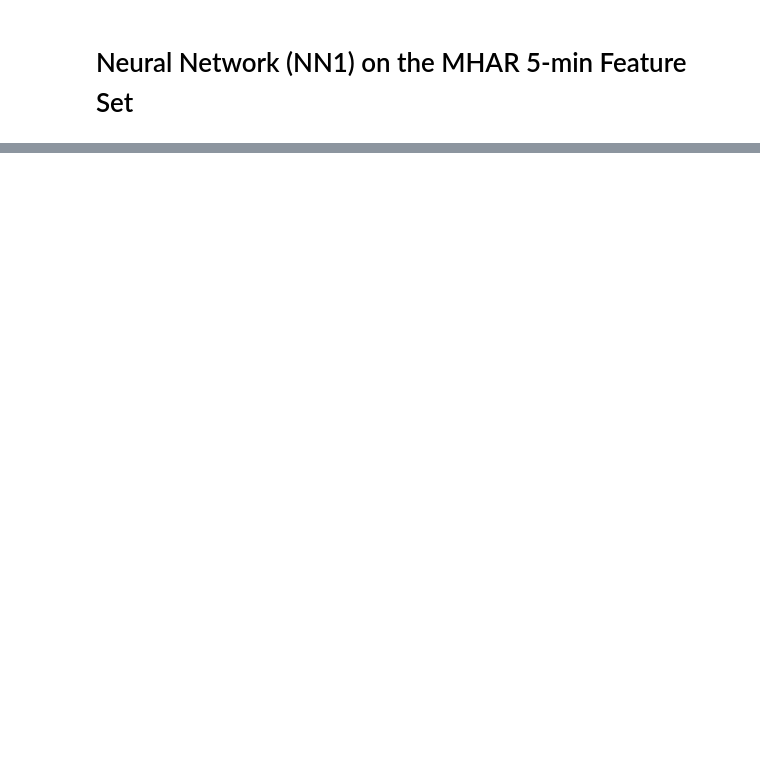
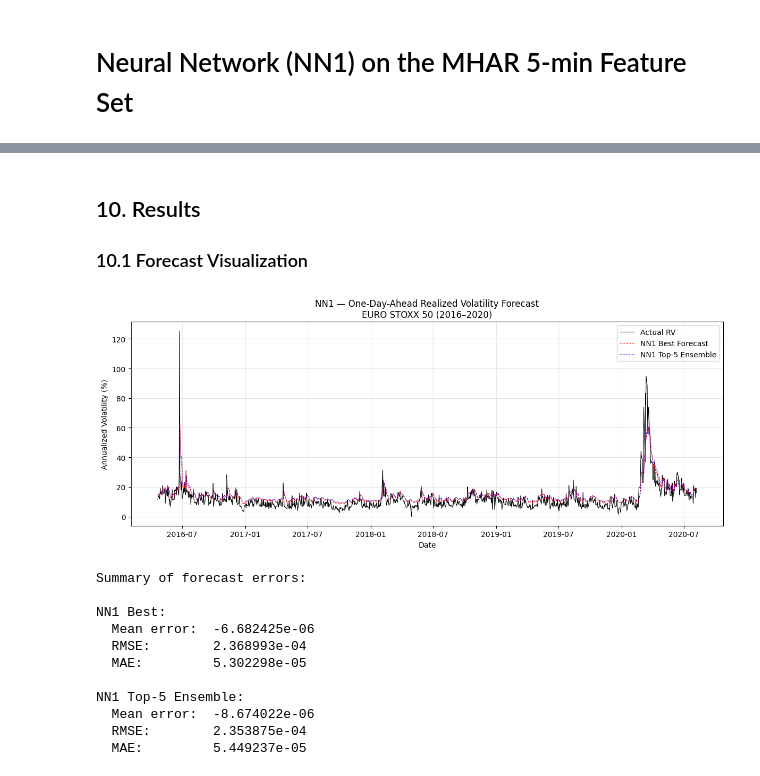
Before and after one commit to tobiasctpersson/MSc-Thesis, a Jupyter notebook: 5-min RV/Python Code/MHAR Results/Neural Networks/MHAR_5min_NN1.ipynb, the cells around one changed output, grey strips where cells are left out. Saved outputs shown, nothing was run; the diff lists cells and outputs as text; code cells hidden in the pictures; blank space fills up the shorter version.

Commit message:
Update thesis notebooks and model results

```diff
--- a/5-min RV/Python Code/MHAR Results/Neural Networks/MHAR_5min_NN1.ipynb
+++ b/5-min RV/Python Code/MHAR Results/Neural Networks/MHAR_5min_NN1.ipynb
@@ -683,0 +64,15 @@ NN1 Ensemble:
+# %%
+# Train / Validation / Test split (70 / 10 / 20)
+n = len(MALL)
+n_train = int(np.floor(0.70 * n))
+n_val = int(np.floor(0.10 * n))
+n_test = n - n_train - n_val
+
+train_idx = MALL.index[:n_train]
+val_idx = MALL.index[n_train:n_train + n_val]
+test_idx = MALL.index[n_train + n_val:]
+
+print(f"Total observations: {n}")
+print(f"\nTrain:      {train_idx[0].date()} to {train_idx[-1].date()} ({n_train} obs, {n_train/n*100:.1f}%)")
+print(f"Validation: {val_idx[0].date()} to {val_idx[-1].date()} ({n_val} obs, {n_val/n*100:.1f}%)")
+print(f"Test:       {test_idx[0].date()} to {test_idx[-1].date()} ({n_test} obs, {n_test/n*100:.1f}%)")
@@ -683,0 +474,45 @@ NN1 Ensemble:
+# %% [markdown]
+## 10. Results
+### 10.1 Forecast Visualization
+# %%
+results_plot = pd.DataFrame({
+    "Actual": np.sqrt(results_NN1["RV_actual"] * 252) * 100,
+    "Forecast_best": np.sqrt(results_NN1["RV_forecast_best"] * 252) * 100,
+    "Forecast_top5": np.sqrt(results_NN1["RV_forecast_top5"] * 252) * 100
+}, index=results_NN1.index)
+
+fig, ax = plt.subplots(figsize=(12, 5))
+ax.plot(results_plot["Actual"], label="Actual RV", color="black", linewidth=0.8)
+ax.plot(results_plot["Forecast_best"], label="NN1 Best Forecast", color="red", linewidth=0.8, linestyle="--")
+ax.plot(results_plot["Forecast_top5"], label="NN1 Top-5 Ensemble", color="blue", linewidth=0.8, linestyle=":")
+ax.set_title("NN1 — One-Day-Ahead Realized Volatility Forecast\nEURO STOXX 50 (2016–2020)", fontsize=12)
+ax.set_ylabel("Annualized Volatility (%)")
+ax.set_xlabel("Date")
+ax.legend()
+ax.grid(True, alpha=0.3)
+plt.tight_layout()
+plt.show()
+
+print("\nSummary of forecast errors:")
+print("\nNN1 Best:")
+print(f"  Mean error:  {errors_best.mean():.6e}")
+print(f"  RMSE:        {np.sqrt(mse_best):.6e}")
+print(f"  MAE:         {errors_best.abs().mean():.6e}")
+
+print("\nNN1 Top-5 Ensemble:")
+print(f"  Mean error:  {errors_top5.mean():.6e}")
+print(f"  RMSE:        {np.sqrt(mse_top5):.6e}")
+print(f"  MAE:         {errors_top5.abs().mean():.6e}")
+# %% [output]
+[figure, added]
+Summary of forecast errors:
+
+NN1 Best:
+  Mean error:  -6.682425e-06
+  RMSE:        2.368993e-04
+  MAE:         5.302298e-05
+
+NN1 Top-5 Ensemble:
+  Mean error:  -8.674022e-06
+  RMSE:        2.353875e-04
+  MAE:         5.449237e-05
```
Also changed, not shown: parts of 46 cells of this notebook, 57 other files.
